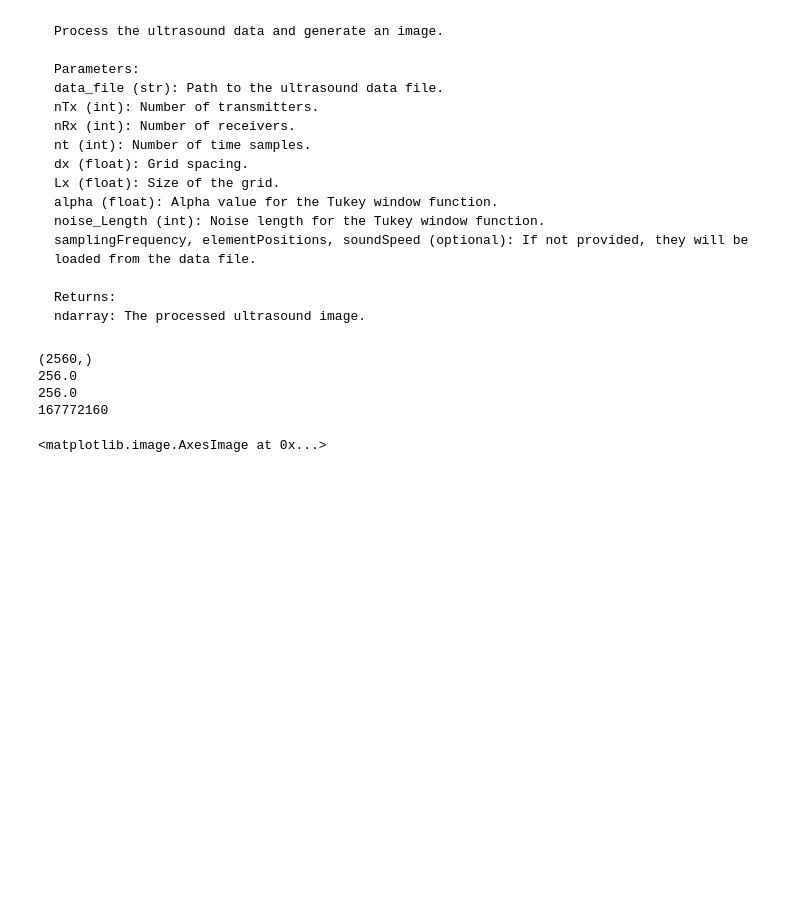
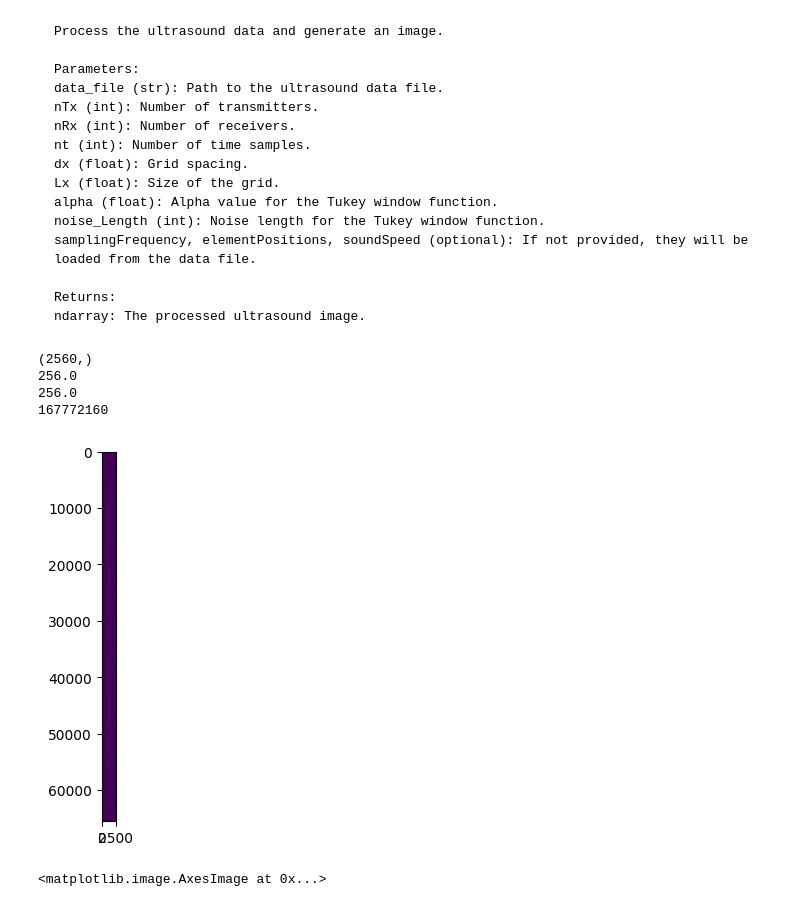
Before and after one commit to Emiree123/UG-Research-Project, a Jupyter notebook: Imagingscript.ipynb, the cells around one changed output. Cells and saved outputs as stored; diff of their text form; code cells hidden in the pictures; blank space fills up the shorter version.

```diff
--- a/Imagingscript.ipynb
+++ b/Imagingscript.ipynb
@@ -38,6 +38,8 @@ Ntx, Nrx, Nt = rcvData.shape
 rcvData2D = rcvData.reshape(Ntx*Nrx, Nt)
 winData2D = vhf.tukey_vectorised(rcvData2D,  alpha=0.1, noise_Length=300)
 test_env = vhf.envelope_detection(winData2D)
+plt.imshow(winData2D)
+plt.imshow(test_env)
 
 nTx = 255 # Number of transmitters
 nRx = 255 # Number of receivers
@@ -51,33 +53,34 @@ Xp, Yp = vhf.createImagingVector(dx, Lx)
 
 # Detector coordinates (example values)
 Xd = elementPositions[:,0]  # X coordinates of detectors
 Yd = elementPositions[:,1]  # Y coordinates of detectors
 
 # Xd, Xp, Yd and Yp are in 1D, this means that the function cannot run, since they don't have an overlapping dimension to be multipled by
 # The following code makes the 'points' 2D and transposes the matrices so that they are in the right row to column order, before running the distance map function
 Xd2D = Xd.reshape(-1,1)
 Xp2D = Xp.reshape(-1,1)
 Yd2D = Yd.reshape(-1,1)
 Yp2D = Yp.reshape(-1,1)
 Yd2DT = Yd2D.T
 Xd2dT = Xd2D.T
 # Calculate distance map
 distanceMap = vhf.calculateDistanceMap(Xd2dT, Yd2DT, Xp2D, Yp2D)
 # Convert distance map to time map
 timeMap = vhf.timeMap(distanceMap, speedOfSound)
 
 # Initialise accumulator
 accumulator = 0
 
 accumulated_values = np.zeros(Xd2dT.shape)
 
 # Plot X and Y using plt.imshow
 # plt.imshow(accumulated_values)
 # %% [output]
 (2560,)
 256.0
 256.0
 167772160
+[figure, added]
 # %%
 # Make the 2D envelope back into 3D for ease of indexing
 envData3D = test_env.reshape(Ntx, Nrx, Nt)
```
Also changed, not shown: 4 other files.
